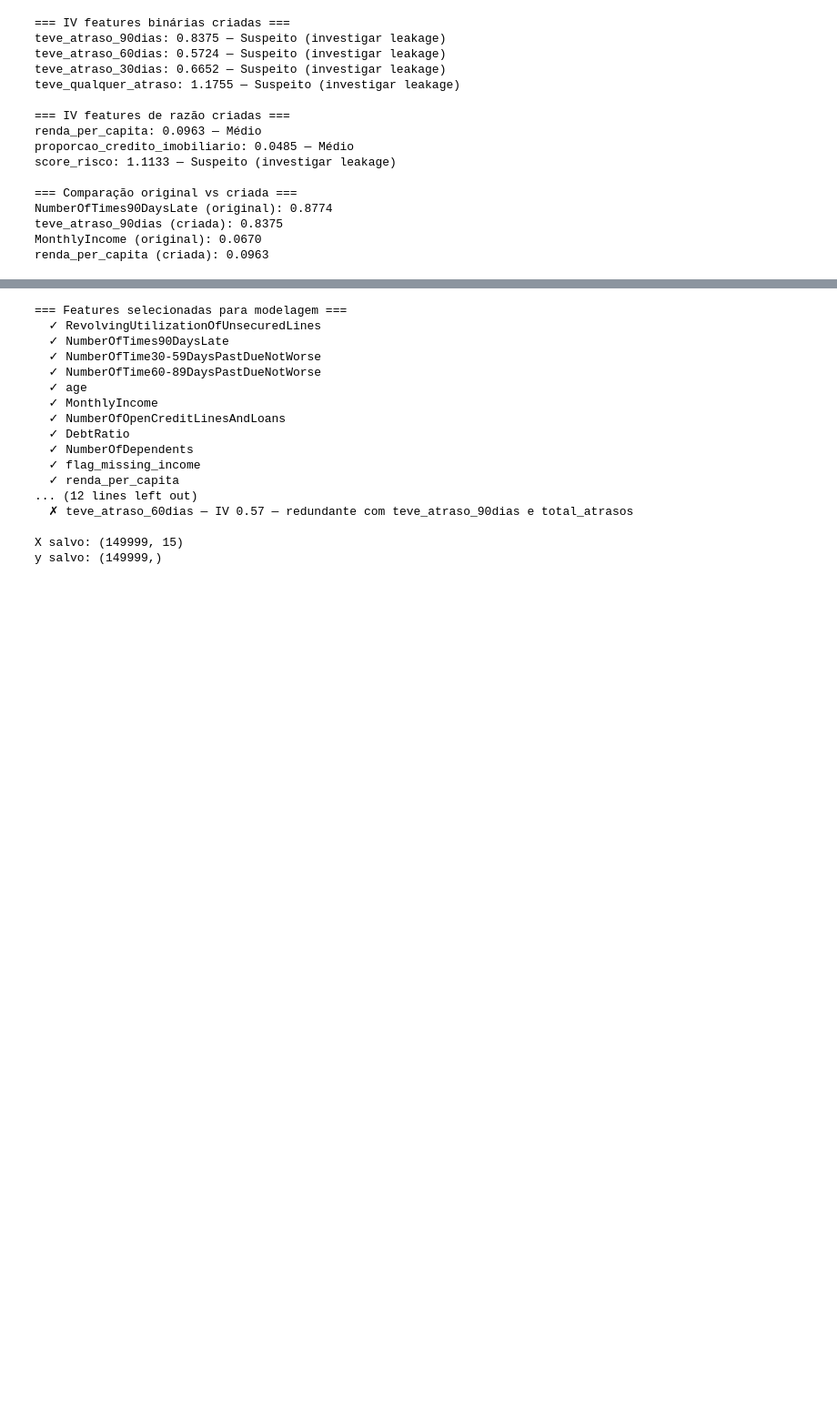
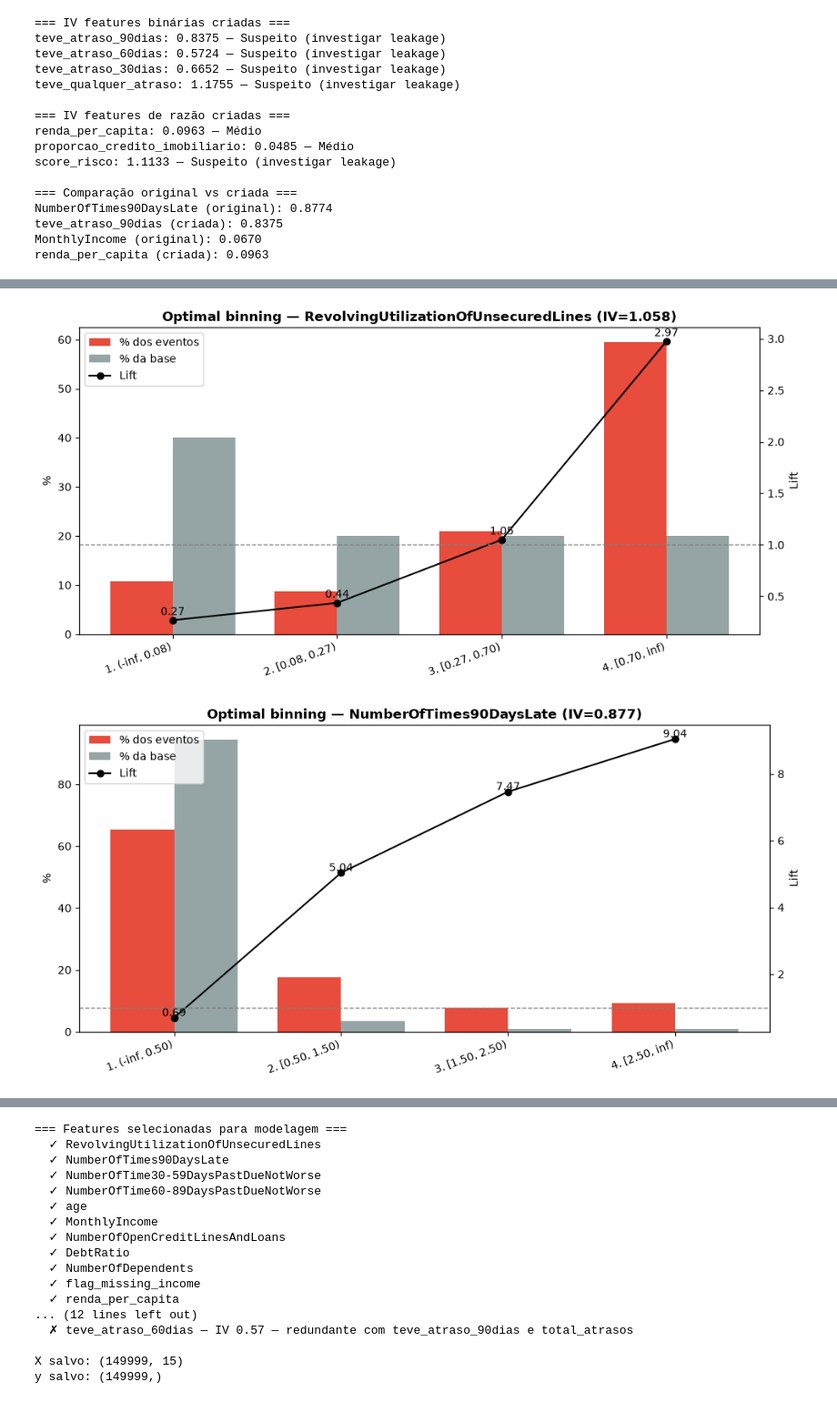
Before and after one commit to iurymk/score_credito_dtb, a Jupyter notebook: notebooks/exploration/02_feature_engineering.ipynb, the cells around one changed output, grey strips where cells are left out. Shown at 91% size. Cells and saved outputs as stored; diff of their text form; code cells hidden in the pictures; blank space fills up the shorter version.

```diff
--- a/notebooks/exploration/02_feature_engineering.ipynb
+++ b/notebooks/exploration/02_feature_engineering.ipynb
@@ -188,0 +202,20 @@ renda_per_capita (criada): 0.0963
+# %%
+import warnings
+import matplotlib.pyplot as plt
+from credit_scoring.binning import analise_binning, plot_lift
+
+# avisos do prebinning por quantis (faixas vazias em variáveis concentradas em zero) — esperados
+warnings.filterwarnings("ignore", category=UserWarning)
+
+candidatas = [c for c in df.columns if c != "SeriousDlqin2yrs"]
+bivariadas, ranking_ob = analise_binning(df, candidatas, "SeriousDlqin2yrs")
+
+# Comparação com o IV por quantis (calcular_iv / iv_contagem)
+contagem = ["NumberOfTimes90DaysLate", "NumberOfTime60-89DaysPastDueNotWorse", "NumberOfTime30-59DaysPastDueNotWorse"]
+iv_quantis = {c: (iv_contagem(df, c, "SeriousDlqin2yrs") if c in contagem else calcular_iv(df, c, "SeriousDlqin2yrs"))
+              for c in candidatas}
+ranking_ob["iv_quantis"] = ranking_ob["variavel"].map(iv_quantis)
+ranking_ob["n_faixas"] = ranking_ob["variavel"].map(lambda v: len(bivariadas[v]))
+
+print("=== IV com optimal binning × IV por quantis ===")
+print(ranking_ob[["variavel", "iv", "iv_quantis", "n_faixas", "classificacao"]].round(4).to_string(index=False))
@@ -188,0 +245,4 @@ renda_per_capita (criada): 0.0963
+# %%
+for var in ["RevolvingUtilizationOfUnsecuredLines", "age", "DebtRatio"]:
+    print(f"\n=== {var} ===")
+    print(bivariadas[var][["faixa", "qtd", "pct_total", "taxa_evento", "odds", "woe", "iv", "lift"]].round(3).to_string(index=False))
@@ -188,0 +267,7 @@ renda_per_capita (criada): 0.0963
+# %%
+for var in ["RevolvingUtilizationOfUnsecuredLines", "NumberOfTimes90DaysLate", "age", "DebtRatio"]:
+    fig = plot_lift(bivariadas[var])
+    plt.show()
+# %% [output]
+[figure, added]
+[figure, added]
```
Also changed, not shown: parts of 7 cells of this notebook, 34 other files.
